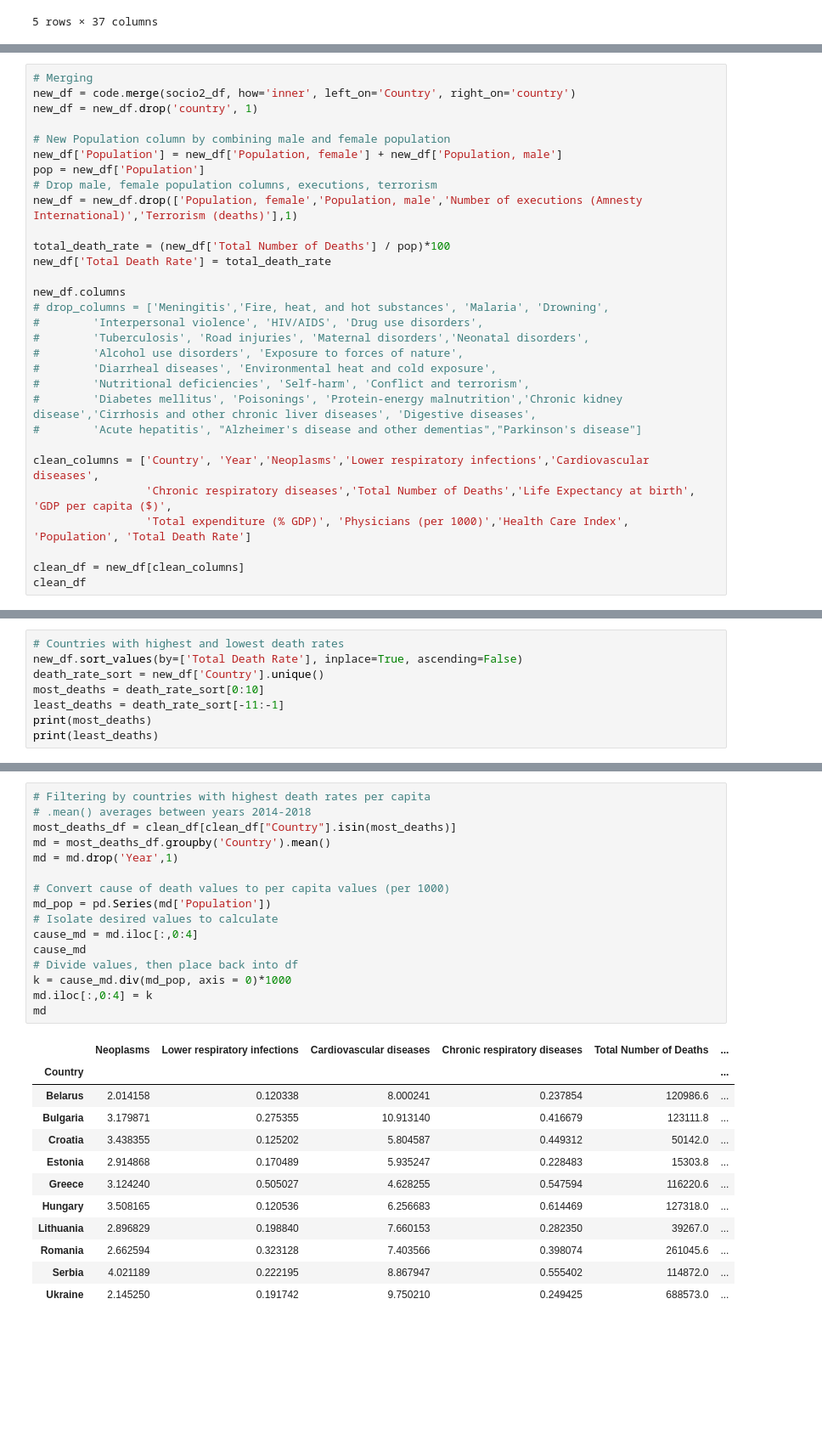
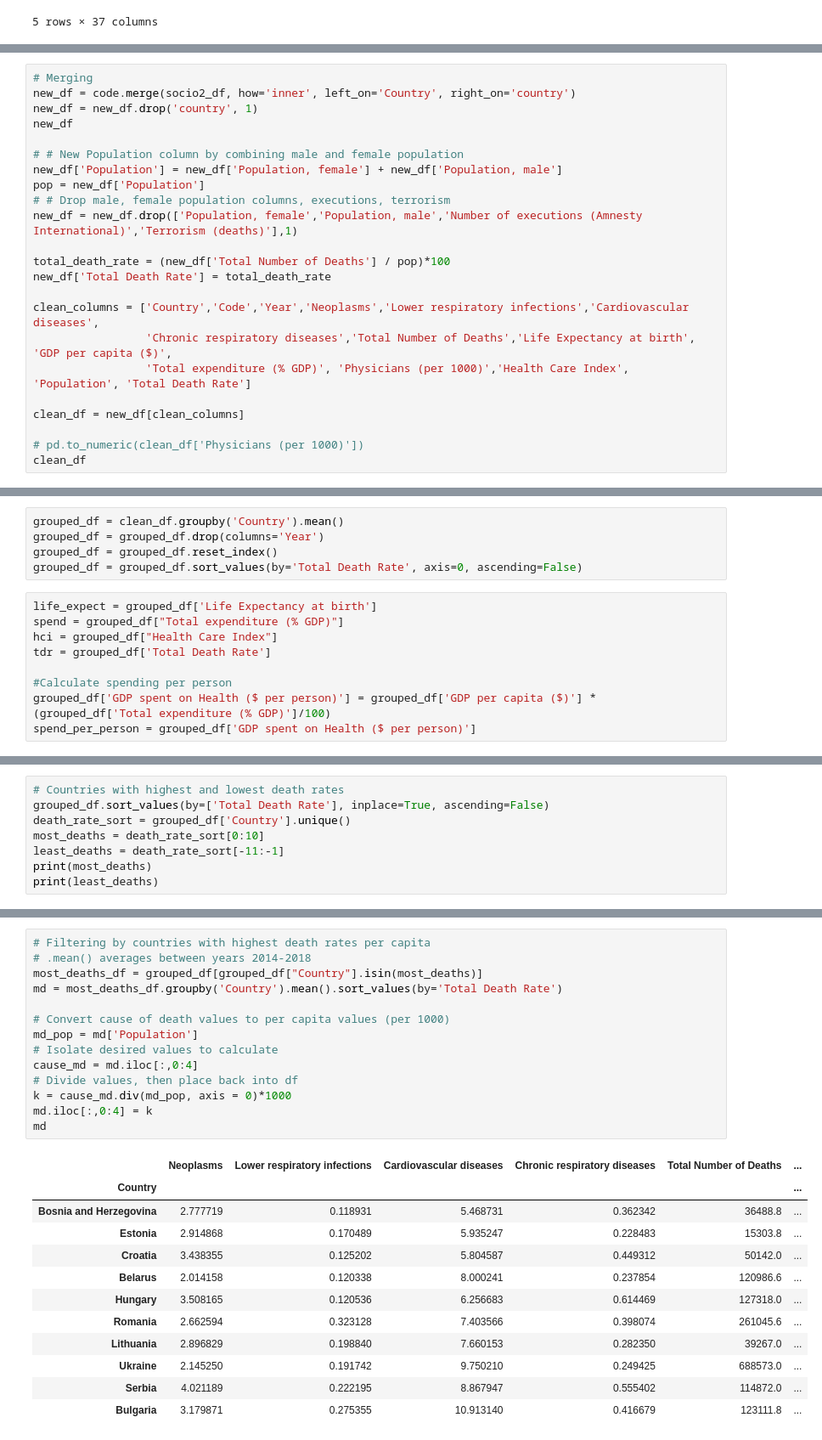
Before and after one commit to TanishaCooper/projectone_groupfour, a Jupyter notebook: HealthcarePy/test.ipynb, the cells around one changed output, grey strips where cells are left out. Shown at 85% size. Drawn from its saved outputs; the diff is of its cells as text; blank space fills up the shorter version.

```diff
--- a/HealthcarePy/test.ipynb
+++ b/HealthcarePy/test.ipynb
@@ -112,30 +97,23 @@ socio2_df = socio2_df.rename(columns={
 # Merging
 new_df = code.merge(socio2_df, how='inner', left_on='Country', right_on='country')
 new_df = new_df.drop('country', 1)
+new_df
 
-# New Population column by combining male and female population
+# # New Population column by combining male and female population
 new_df['Population'] = new_df['Population, female'] + new_df['Population, male']
 pop = new_df['Population']
-# Drop male, female population columns, executions, terrorism
+# # Drop male, female population columns, executions, terrorism
 new_df = new_df.drop(['Population, female','Population, male','Number of executions (Amnesty International)','Terrorism (deaths)'],1)
 
 total_death_rate = (new_df['Total Number of Deaths'] / pop)*100
 new_df['Total Death Rate'] = total_death_rate
 
-new_df.columns
-# drop_columns = ['Meningitis','Fire, heat, and hot substances', 'Malaria', 'Drowning',
-#        'Interpersonal violence', 'HIV/AIDS', 'Drug use disorders',
-#        'Tuberculosis', 'Road injuries', 'Maternal disorders','Neonatal disorders',
-#        'Alcohol use disorders', 'Exposure to forces of nature',
-#        'Diarrheal diseases', 'Environmental heat and cold exposure',
-#        'Nutritional deficiencies', 'Self-harm', 'Conflict and terrorism',
-#        'Diabetes mellitus', 'Poisonings', 'Protein-energy malnutrition','Chronic kidney disease','Cirrhosis and other chronic liver diseases', 'Digestive diseases',
-#        'Acute hepatitis', "Alzheimer's disease and other dementias","Parkinson's disease"]
-
-clean_columns = ['Country', 'Year','Neoplasms','Lower respiratory infections','Cardiovascular diseases',
+clean_columns = ['Country','Code','Year','Neoplasms','Lower respiratory infections','Cardiovascular diseases',
                  'Chronic respiratory diseases','Total Number of Deaths','Life Expectancy at birth', 'GDP per capita ($)',
                  'Total expenditure (% GDP)', 'Physicians (per 1000)','Health Care Index', 'Population', 'Total Death Rate']
 
 clean_df = new_df[clean_columns]
+
+# pd.to_numeric(clean_df['Physicians (per 1000)'])
 clean_df
 # %% [output]
@@ -224,0 +133,14 @@ plt.savefig('Output/life_expectancy_vs_health_spending.png')
+# %%
+grouped_df = clean_df.groupby('Country').mean()
+grouped_df = grouped_df.drop(columns='Year')
+grouped_df = grouped_df.reset_index()
+grouped_df = grouped_df.sort_values(by='Total Death Rate', axis=0, ascending=False)
+# %%
+life_expect = grouped_df['Life Expectancy at birth']
+spend = grouped_df["Total expenditure (% GDP)"]
+hci = grouped_df["Health Care Index"]
+tdr = grouped_df['Total Death Rate']
+
+#Calculate spending per person
+grouped_df['GDP spent on Health ($ per person)'] = grouped_df['GDP per capita ($)'] * (grouped_df['Total expenditure (% GDP)']/100)
+spend_per_person = grouped_df['GDP spent on Health ($ per person)']
@@ -225,7 +208,7 @@ plt.savefig('Output/life_expectancy_vs_health_spending.png')
 # %%
 # Countries with highest and lowest death rates
-new_df.sort_values(by=['Total Death Rate'], inplace=True, ascending=False)
-death_rate_sort = new_df['Country'].unique()
+grouped_df.sort_values(by=['Total Death Rate'], inplace=True, ascending=False)
+death_rate_sort = grouped_df['Country'].unique()
 most_deaths = death_rate_sort[0:10]
 least_deaths = death_rate_sort[-11:-1]
 print(most_deaths)
@@ -238,30 +221,28 @@ print(least_deaths)
 # %%
 # Filtering by countries with highest death rates per capita
 # .mean() averages between years 2014-2018
-most_deaths_df = clean_df[clean_df["Country"].isin(most_deaths)]
-md = most_deaths_df.groupby('Country').mean()
-md = md.drop('Year',1)
+most_deaths_df = grouped_df[grouped_df["Country"].isin(most_deaths)]
+md = most_deaths_df.groupby('Country').mean().sort_values(by='Total Death Rate')
 
 # Convert cause of death values to per capita values (per 1000)
-md_pop = pd.Series(md['Population'])
+md_pop = md['Population']
 # Isolate desired values to calculate
 cause_md = md.iloc[:,0:4]
-cause_md
 # Divide values, then place back into df
 k = cause_md.div(md_pop, axis = 0)*1000
 md.iloc[:,0:4] = k
 md
 # %% [output]
 |  | Neoplasms | Lower respiratory infections | Cardiovascular diseases | Chronic respiratory diseases | Total Number of Deaths | ... |
 | Country |  |  |  |  |  | ... |
+| Bosnia and Herzegovina | 2.777719 | 0.118931 | 5.468731 | 0.362342 | 36488.8 | ... |
+| Estonia | 2.914868 | 0.170489 | 5.935247 | 0.228483 | 15303.8 | ... |
+| Croatia | 3.438355 | 0.125202 | 5.804587 | 0.449312 | 50142.0 | ... |
 | Belarus | 2.014158 | 0.120338 | 8.000241 | 0.237854 | 120986.6 | ... |
+| Hungary | 3.508165 | 0.120536 | 6.256683 | 0.614469 | 127318.0 | ... |
+| Romania | 2.662594 | 0.323128 | 7.403566 | 0.398074 | 261045.6 | ... |
+| Lithuania | 2.896829 | 0.198840 | 7.660153 | 0.282350 | 39267.0 | ... |
+| Ukraine | 2.145250 | 0.191742 | 9.750210 | 0.249425 | 688573.0 | ... |
+| Serbia | 4.021189 | 0.222195 | 8.867947 | 0.555402 | 114872.0 | ... |
 | Bulgaria | 3.179871 | 0.275355 | 10.913140 | 0.416679 | 123111.8 | ... |
-| Croatia | 3.438355 | 0.125202 | 5.804587 | 0.449312 | 50142.0 | ... |
-| Estonia | 2.914868 | 0.170489 | 5.935247 | 0.228483 | 15303.8 | ... |
-| Greece | 3.124240 | 0.505027 | 4.628255 | 0.547594 | 116220.6 | ... |
-| Hungary | 3.508165 | 0.120536 | 6.256683 | 0.614469 | 127318.0 | ... |
-| Lithuania | 2.896829 | 0.198840 | 7.660153 | 0.282350 | 39267.0 | ... |
-| Romania | 2.662594 | 0.323128 | 7.403566 | 0.398074 | 261045.6 | ... |
-| Serbia | 4.021189 | 0.222195 | 8.867947 | 0.555402 | 114872.0 | ... |
-| Ukraine | 2.145250 | 0.191742 | 9.750210 | 0.249425 | 688573.0 | ... |
 # %%
```
Also changed, not shown: parts of 28 cells of this notebook, 9 other files.
